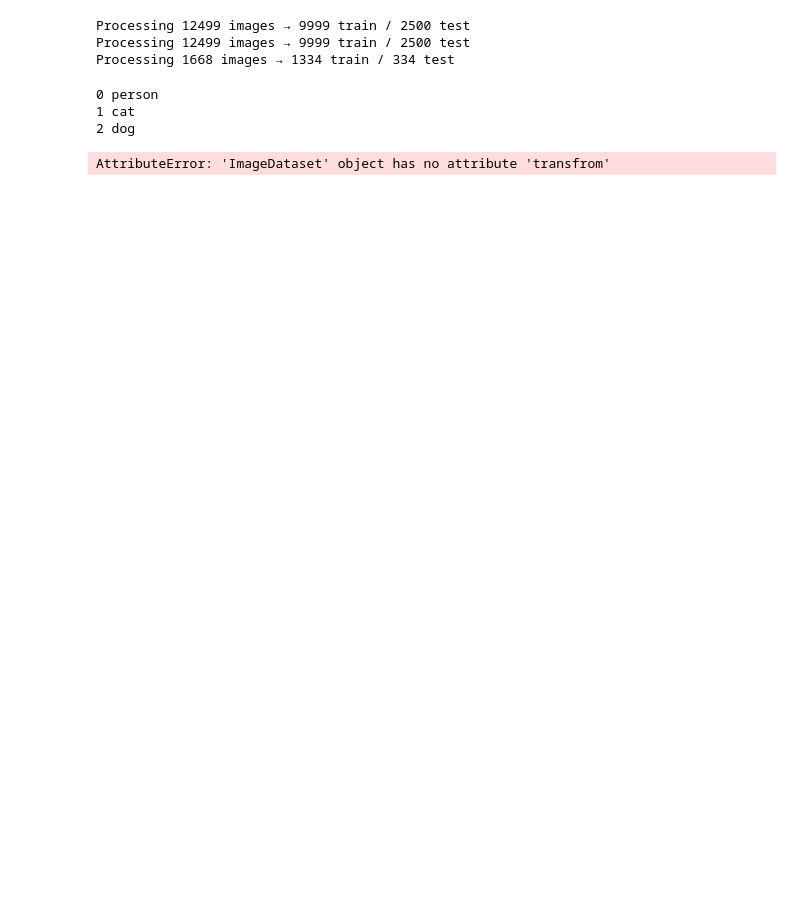
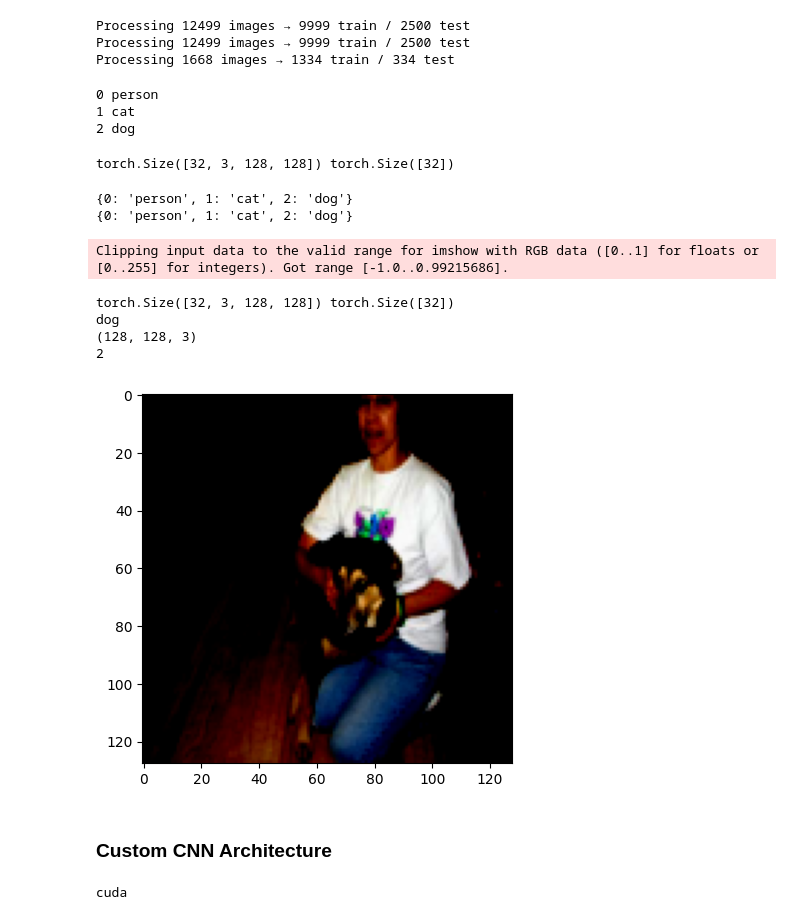
Before and after one commit to sachialgoexpert/computervision, a Jupyter notebook: cnn/cnn1.ipynb, the cells around one changed output. Saved outputs shown, nothing was run; the diff lists cells and outputs as text; code cells hidden in the pictures; blank space fills up the shorter version.

```diff
--- a/cnn/cnn1.ipynb
+++ b/cnn/cnn1.ipynb
@@ -90,18 +90,19 @@ class ImageDataset(Dataset):
         image=Image.open(img_path).convert("RGB")
         label=self.labels[idx]
         if self.transform is not None:
-            image=self.transfrom(image)
+            image=self.transform(image)
         return image,label
 # %%
 transform=transforms.Compose([
     transforms.Resize((128,128)),
-    transforms.ToTensor()
+    transforms.ToTensor(),
+    transforms.Normalize(mean=[0.5,0.5,0.5],std=[0.5,0.5,0.5])
 ])
 # %%
 train_image_dir="/home/sachchida/gitrepo/computervision/cnn/data/train"
 test_image_dir="/home/sachchida/gitrepo/computervision/cnn/data/test"
 
 train_image_dataset=ImageDataset(image_dir=train_image_dir,transform=transform)
-train_image_dataset=ImageDataset(image_dir=test_image_dir,transform=transform)
+test_image_dataset=ImageDataset(image_dir=test_image_dir,transform=transform)
 # %%
 train_image_loader=DataLoader(dataset=train_image_dataset,batch_size=32,shuffle=True)
@@ -109,5 +110,35 @@ test_image_loader=DataLoader(dataset=train_image_dataset,batch_size=32,shuffle=T
 # %%
 for images,labels in train_image_loader:
     print(images.shape, labels.shape)
+    break
 # %% [output]
-AttributeError: 'ImageDataset' object has no attribute 'transfrom'
+torch.Size([32, 3, 128, 128]) torch.Size([32])
+# %%
+import matplotlib.pyplot as plt
+import numpy as np
+
+print(train_image_dataset.class_name)
+print(test_image_dataset.class_name)
+# %% [output]
+{0: 'person', 1: 'cat', 2: 'dog'}
+{0: 'person', 1: 'cat', 2: 'dog'}
+# %%
+for images, labels in train_image_loader:
+    print(images.shape,labels.shape)
+    img=images[0].numpy()
+    label=labels[0].item()
+    print(train_image_dataset.class_name[label])
+    img=np.transpose(img,(1,2,0))
+    print(img.shape)
+    print(label)
+    plt.imshow(img,vmin=0,vmax=255)
+    break
+# %% [output]
+Clipping input data to the valid range for imshow with RGB data ([0..1] for floats or [0..255] for integers). Got range [-1.0..0.99215686].
+torch.Size([32, 3, 128, 128]) torch.Size([32])
+dog
+(128, 128, 3)
+2
+[figure, added]
+# %% [markdown]
+### Custom CNN Architecture
@@ -113,0 +206,7 @@ AttributeError: 'ImageDataset' object has no attribute 'transfrom'
+# %%
+## Initialize model
+device=torch.device('cuda' if torch.cuda.is_available() else 'cpu')
+print(device)
+model=CustomCnnModel(input_dim=128,num_classes=3).to(device)
+# %% [output]
+cuda
```
Also changed, not shown: parts of 13 cells of this notebook, 4 other files.
